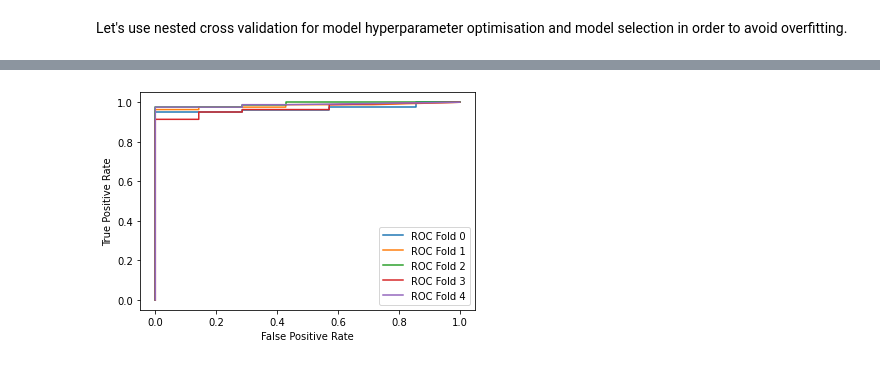
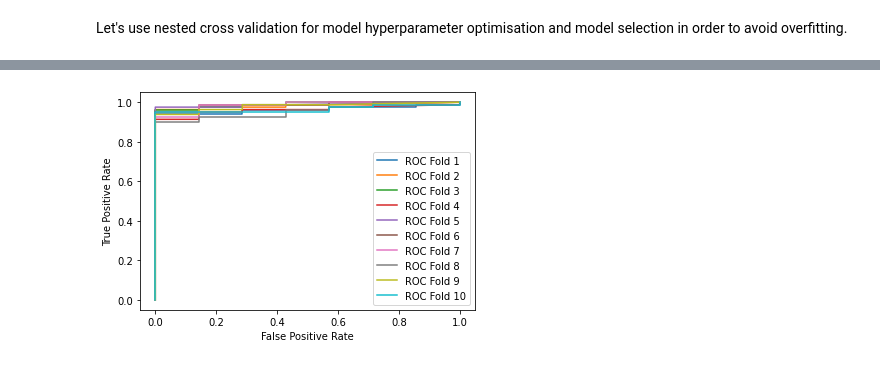
Before and after one commit to FirasSadiyah/TCGA_ML, a Jupyter notebook: 04_MachineLearning.ipynb, the cells around one changed output, grey strips where cells are left out. Drawn from its saved outputs; the diff is of its cells as text; code cells hidden in the pictures.

```diff
--- a/04_MachineLearning.ipynb
+++ b/04_MachineLearning.ipynb
@@ -49,0 +147,3 @@ lusc_data.head(n = 2)
+# %%
+# let's split the dataset into training and testing sets
+X_train, X_test, y_train, y_test = train_test_split(features_genes10, labels, test_size = 0.20, random_state = 2)
@@ -212,5 +229,2 @@ features_dge10
 # %% [markdown]
 ## Model engineering
-# %%
-# let's split the dataset into training and testing sets
-X_train, X_test, y_train, y_test = train_test_split(features_dge10, labels, test_size = .2, random_state = 2)
@@ -225,22 +231,29 @@ X_train, X_test, y_train, y_test = train_test_split(features_dge10, labels, test
 # %% [markdown]
 Let's use nested cross validation for model hyperparameter optimisation and model selection in order to avoid overfitting.
 # %%
-clf_list, valid_roc_list = ([], [])
-selected_genes = set()
+clf_list, valid_roc_list, valid_auc_list, sel_genes_list = ([], [], [], [])
 
-# let's define a function to split the data into train/validation sets using stratified Sampling (vs random sampling)
-train_val_sss = StratifiedShuffleSplit(n_splits = 5, test_size = 0.2, random_state = 1)
 
-# split the data into train/validation sets
-for train_idx, val_idx in tqdm(train_val_sss.split(X_train, y_train)):
+# let's configure the cross-validation loops
+# for the outer loop, let's shuffle the data every time, and then split
+outer_splitter = StratifiedShuffleSplit(n_splits = 10, test_size = 0.2, random_state = 1)
 
+# for the inner loop, let's shuffle the data once and then split
+inner_splitter = StratifiedKFold(n_splits=10, random_state=0, shuffle=True)
+
+### nested cross validation ###
+# outer loop; for model evaluation
+for train_idx, val_idx in tqdm(outer_splitter.split(std_mm_X_train, y_train)):
+
+    # split the data into 10 folds (training: merged 9 folds, and testing (validation) is the 10th fold)
     train_data, val_data     = X_train.iloc[train_idx], X_train.iloc[val_idx]
     train_target, val_target = y_train[train_idx], y_train[val_idx]
 
-    # build a classifer (clf) using a logistic regression model with cross validation
-    clf = LogisticRegressionCV(cv=5, scoring = "roc_auc", penalty="elasticnet",
+    # inner loop; for hyper-parameter tuning; i.e. hunting for best 'C', the penalty for misclassifying a data point
+    # the hyperparameter space includes penalty, Cs, and l1_ratios
+    clf = LogisticRegressionCV(cv=inner_splitter, scoring = "roc_auc", penalty="elasticnet",
                                fit_intercept=True, solver="saga", Cs=10,
-                               n_jobs=3, max_iter=20000, random_state = 2,
+                               n_jobs=-1, max_iter=20000, random_state = 2,
                                class_weight='balanced',
                                l1_ratios = [0, 0.1, 0.25, 0.5, 0.75, 0.9, 1])
 
@@ -251,13 +264,15 @@ for train_idx, val_idx in tqdm(train_val_sss.split(X_train, y_train)):
     # print
     print ('Max auc_roc:', clf.scores_[1].mean(axis=0).max())
 
-    # capture the top k feature based on the estimator model metrics (vs. p-value)
+    # selecting the top features based on the estimator importance attributes
     selector = SelectFromModel(clf, prefit = True, threshold = None)
     # subset the training set using the selected features and store
-    [selected_genes.add(x) for x in train_data.loc[:, selector.get_support()].columns.values]
+    [sel_genes_list.append(x) for x in train_data.loc[:, selector.get_support()].columns.values]
 
     # use the model to predict the validation set
     y_pred_prob = clf.predict_proba(val_data)[:,1]
     # calcualte ROC on validation set
     valid_roc_list.append(roc_curve(val_target, y_pred_prob))
+    # calculate AUC on validation set
+    valid_auc_list.append(roc_auc_score(val_target, y_pred_prob))
 # %% [output]
@@ -269,14 +289,14 @@ Max auc_roc: 0.9760000000000002
 # %%
 for i in range(len(valid_roc_list)):
-    plt.plot(valid_roc_list[i][0],      # fpr
-             valid_roc_list[i][1],      # tpr
-             label = 'ROC Fold %s' %i)  # label
+    plt.plot(valid_roc_list[i][0],       # fpr
+             valid_roc_list[i][1],       # tpr
+             label = f'ROC Fold {i+1}')  # label
 # axis labels
 plt.xlabel('False Positive Rate')
 plt.ylabel('True Positive Rate')
 # show the legend
 plt.legend()
 # show the plot
 plt.show()
 # %% [output]
-[figure, old version]
+[figure, new version]
```
Also changed, not shown: parts of 38 cells of this notebook.
